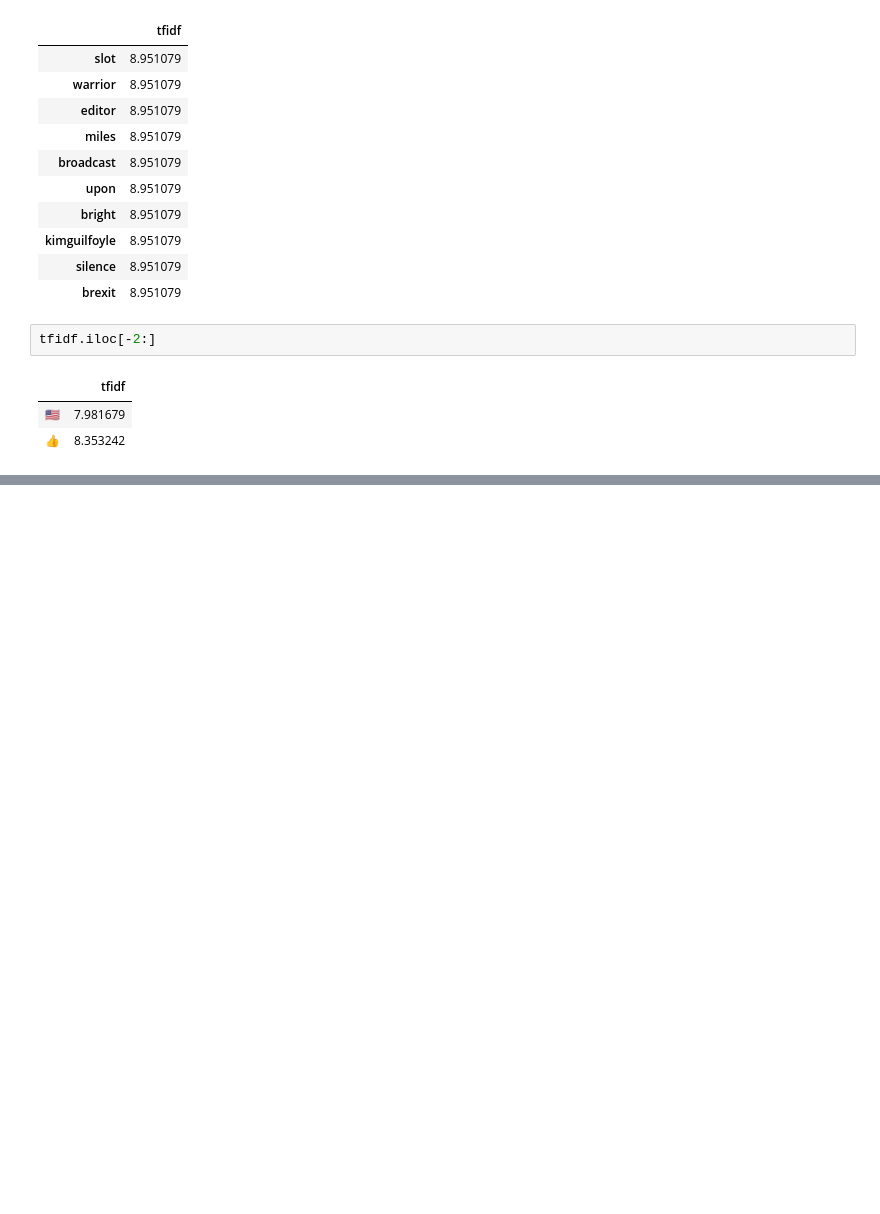
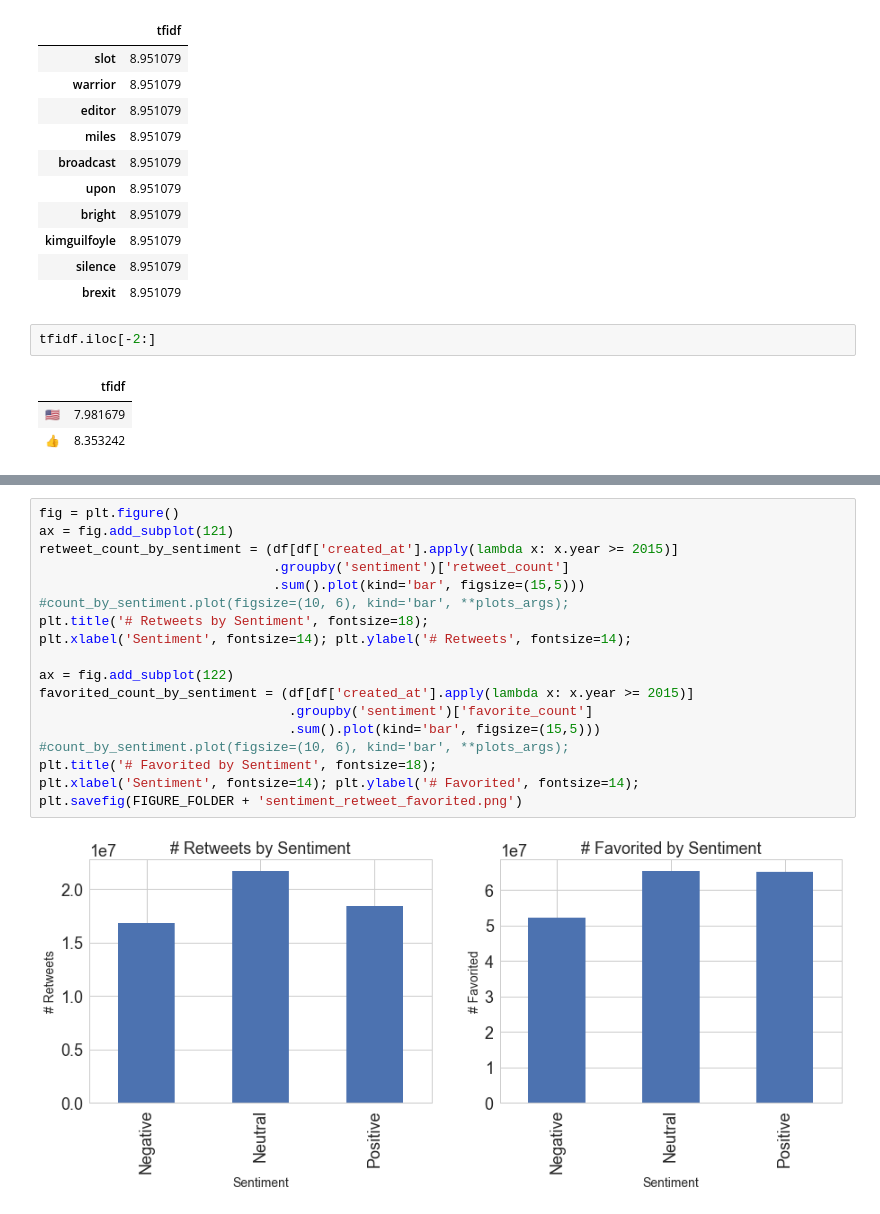
Before and after one commit to atulkumarin/project, a Jupyter notebook: analysis/project-report.ipynb, the cells around one changed output, grey strips where cells are left out. Drawn from its saved outputs; the diff is of its cells as text; blank space fills up the shorter version.

```diff
--- a/analysis/project-report.ipynb
+++ b/analysis/project-report.ipynb
@@ -348,0 +415,20 @@ tfidf.iloc[-2:]
+# %%
+fig = plt.figure()
+ax = fig.add_subplot(121)
+retweet_count_by_sentiment = (df[df['created_at'].apply(lambda x: x.year >= 2015)]
+                              .groupby('sentiment')['retweet_count']
+                              .sum().plot(kind='bar', figsize=(15,5)))
+#count_by_sentiment.plot(figsize=(10, 6), kind='bar', **plots_args);
+plt.title('# Retweets by Sentiment', fontsize=18);
+plt.xlabel('Sentiment', fontsize=14); plt.ylabel('# Retweets', fontsize=14);
+
+ax = fig.add_subplot(122)
+favorited_count_by_sentiment = (df[df['created_at'].apply(lambda x: x.year >= 2015)]
+                                .groupby('sentiment')['favorite_count']
+                                .sum().plot(kind='bar', figsize=(15,5)))
+#count_by_sentiment.plot(figsize=(10, 6), kind='bar', **plots_args);
+plt.title('# Favorited by Sentiment', fontsize=18);
+plt.xlabel('Sentiment', fontsize=14); plt.ylabel('# Favorited', fontsize=14);
+plt.savefig(FIGURE_FOLDER + 'sentiment_retweet_favorited.png')
+# %% [output]
+[figure, added]
```
Also changed, not shown: parts of 23 cells of this notebook, 8 other files.
